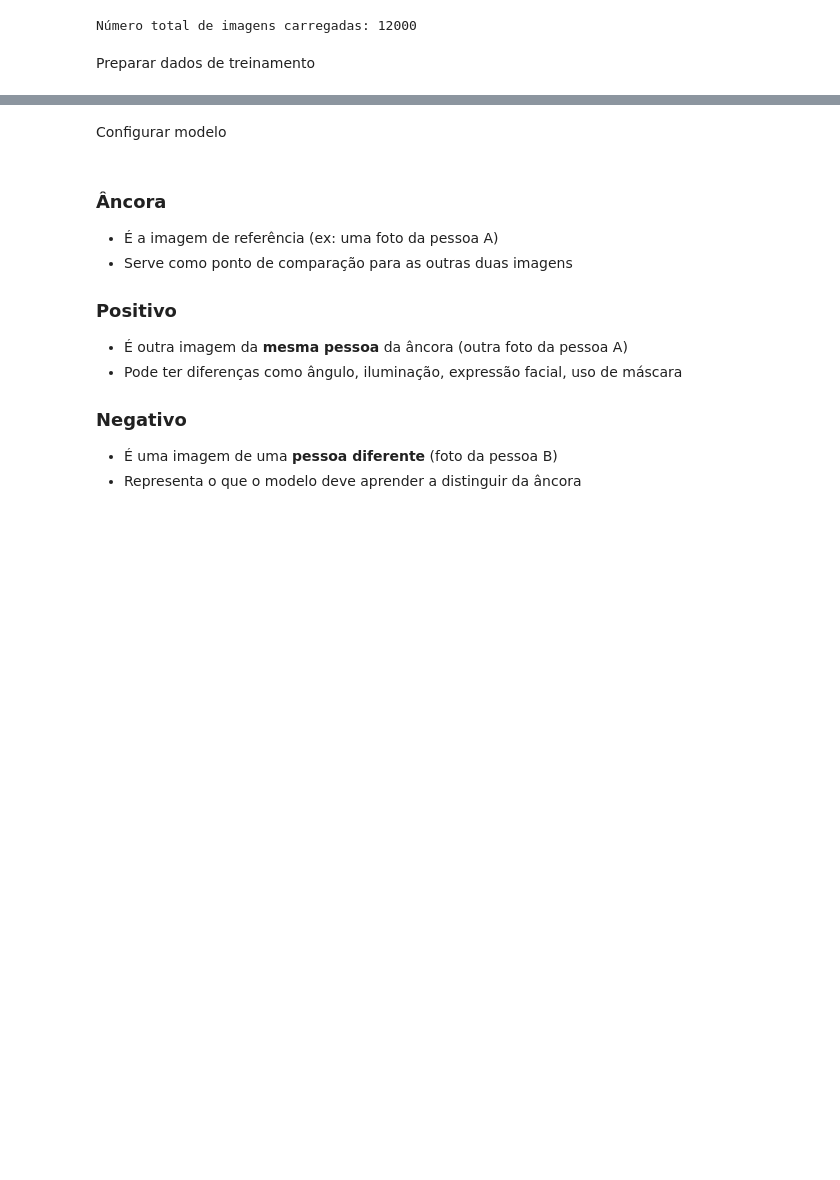
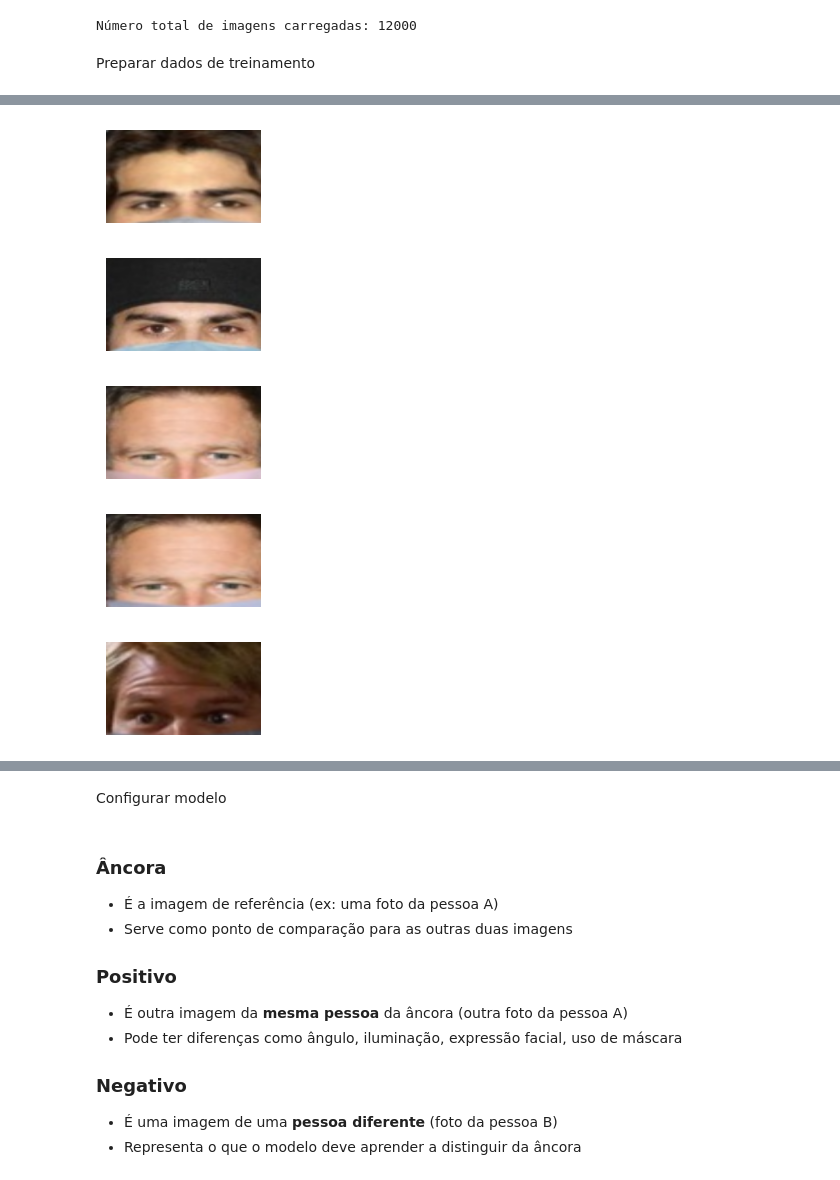
Before and after one commit to hugojardim/computer_vision_challenges, a Jupyter notebook: questao-2-colab/experiments.ipynb, the cells around one changed output, grey strips where cells are left out. Drawn from its saved outputs; the diff is of its cells as text; code cells hidden in the pictures; blank space fills up the shorter version.

```diff
--- a/questao-2-colab/experiments.ipynb
+++ b/questao-2-colab/experiments.ipynb
@@ -175,3 +193,17 @@ for i in range(5):
+# %%
+# print first 5 images
+
+for i in range(5):
+    plt.figure(figsize=(2, 2))
+    plt.imshow(img_dt['img'][i])
+    plt.axis('off')
+    plt.show()
+# %% [output]
+[figure, added]
+[figure, added]
+[figure, added]
+[figure, added]
+[figure, added]
 # %%
 # print first 5 images
 
```
Also changed, not shown: parts of 14 cells of this notebook.
